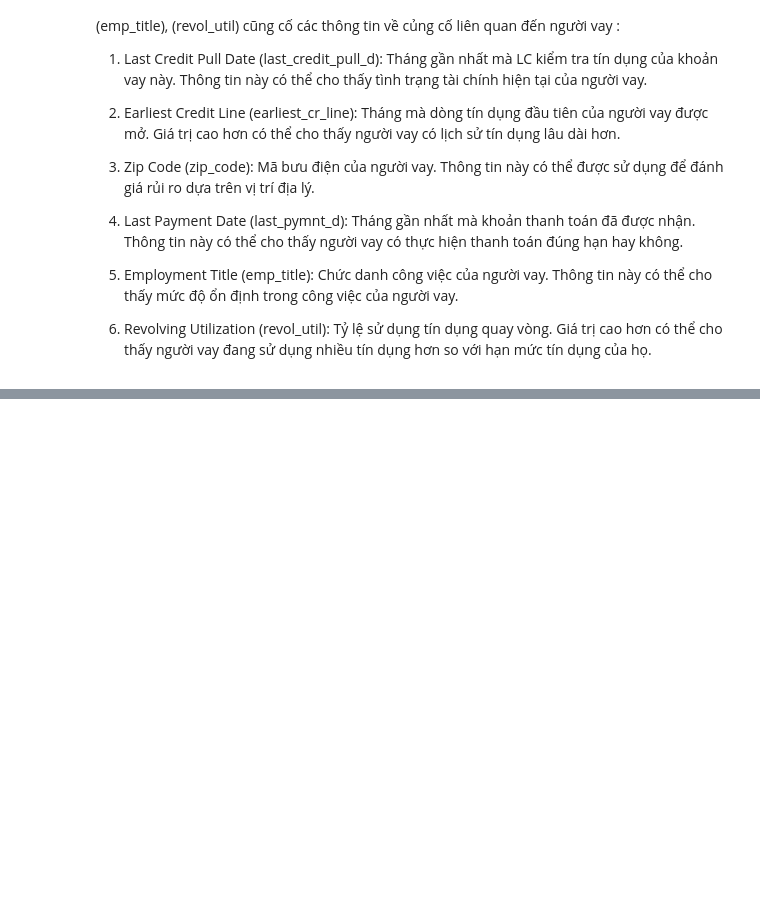
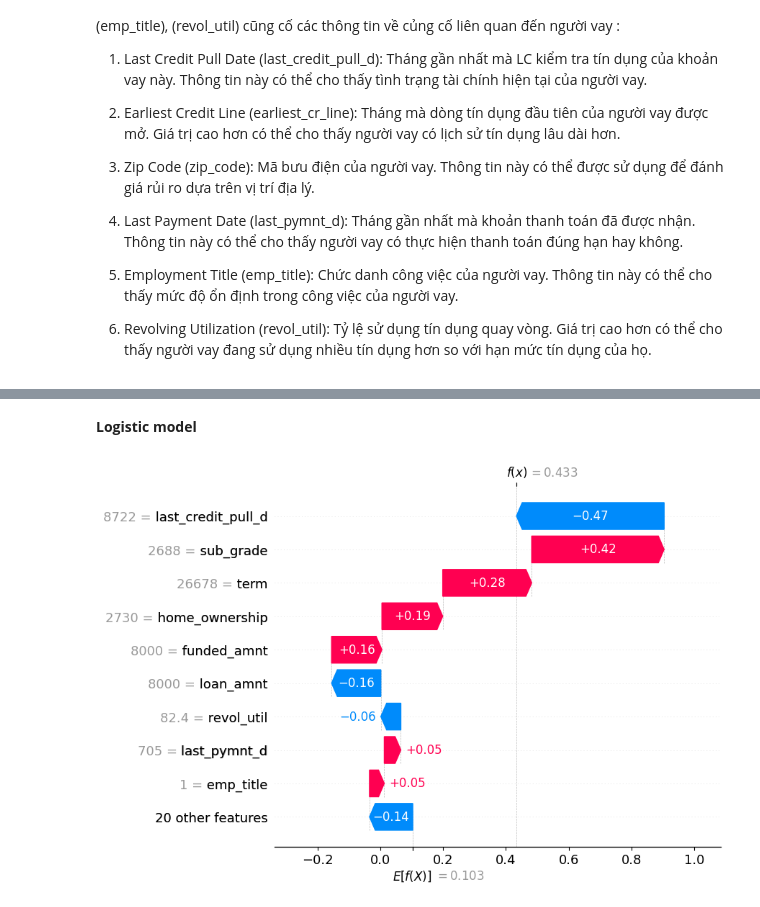
Before and after one commit to Meanliss/Project-midterm, a Jupyter notebook: MIDTERM.ipynb, the cells around one changed output, grey strips where cells are left out. Saved outputs shown, nothing was run; the diff lists cells and outputs as text; code cells hidden in the pictures; blank space fills up the shorter version.

```diff
--- a/MIDTERM.ipynb
+++ b/MIDTERM.ipynb
@@ -982,0 +1490,8 @@ shap.force_plot(shap_explainer_values[random_idx])
+# %% [markdown]
+**Logistic model**
+# %%
+explain_value_lr = explainer_lr(X_val_selected_dict["logistic"])
+# %%
+shap.waterfall_plot(explain_value_lr[random_idx,:,0])
+# %% [output]
+[figure, added]
```
Also changed, not shown: parts of 74 cells of this notebook.
